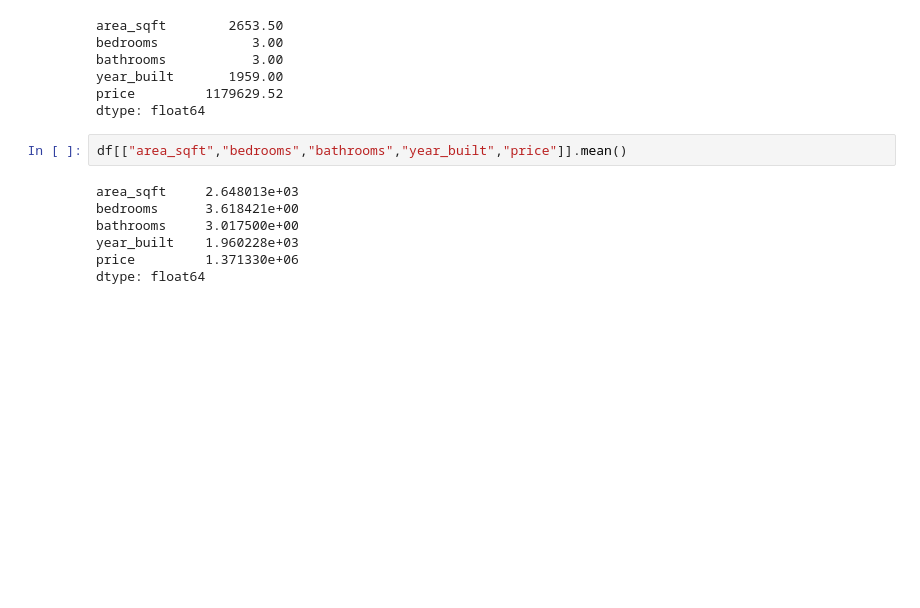
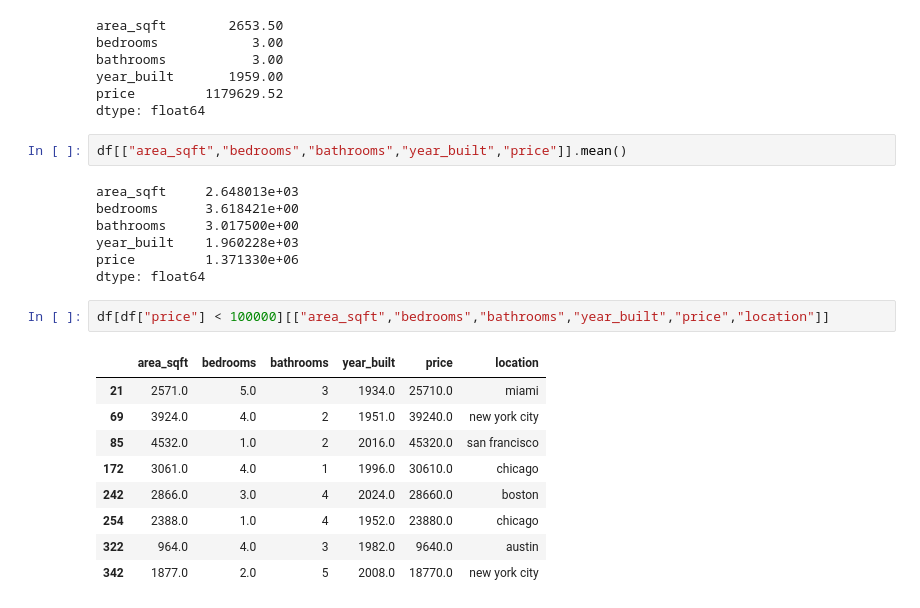
Before and after one commit to ConradNats/Machine_learning_practice, a Jupyter notebook: 01_supervised_learning/01_linear_regression/house_price_regression.ipynb, the cells around one changed output. Cells and saved outputs as stored; diff of their text form; blank space fills up the shorter version.

```diff
--- a/01_supervised_learning/01_linear_regression/house_price_regression.ipynb
+++ b/01_supervised_learning/01_linear_regression/house_price_regression.ipynb
@@ -390,3 +390,15 @@ bathrooms     3.017500e+00
 year_built    1.960228e+03
 price         1.371330e+06
 dtype: float64
+# %%
+df[df["price"] < 100000][["area_sqft","bedrooms","bathrooms","year_built","price","location"]]
+# %% [output]
+|  | area_sqft | bedrooms | bathrooms | year_built | price | location |
+| 21 | 2571.0 | 5.0 | 3 | 1934.0 | 25710.0 | miami |
+| 69 | 3924.0 | 4.0 | 2 | 1951.0 | 39240.0 | new york city |
+| 85 | 4532.0 | 1.0 | 2 | 2016.0 | 45320.0 | san francisco |
+| 172 | 3061.0 | 4.0 | 1 | 1996.0 | 30610.0 | chicago |
+| 242 | 2866.0 | 3.0 | 4 | 2024.0 | 28660.0 | boston |
+| 254 | 2388.0 | 1.0 | 4 | 1952.0 | 23880.0 | chicago |
+| 322 | 964.0 | 4.0 | 3 | 1982.0 | 9640.0 | austin |
+| 342 | 1877.0 | 2.0 | 5 | 2008.0 | 18770.0 | new york city |
```
Also changed, not shown: parts of 12 cells of this notebook.
